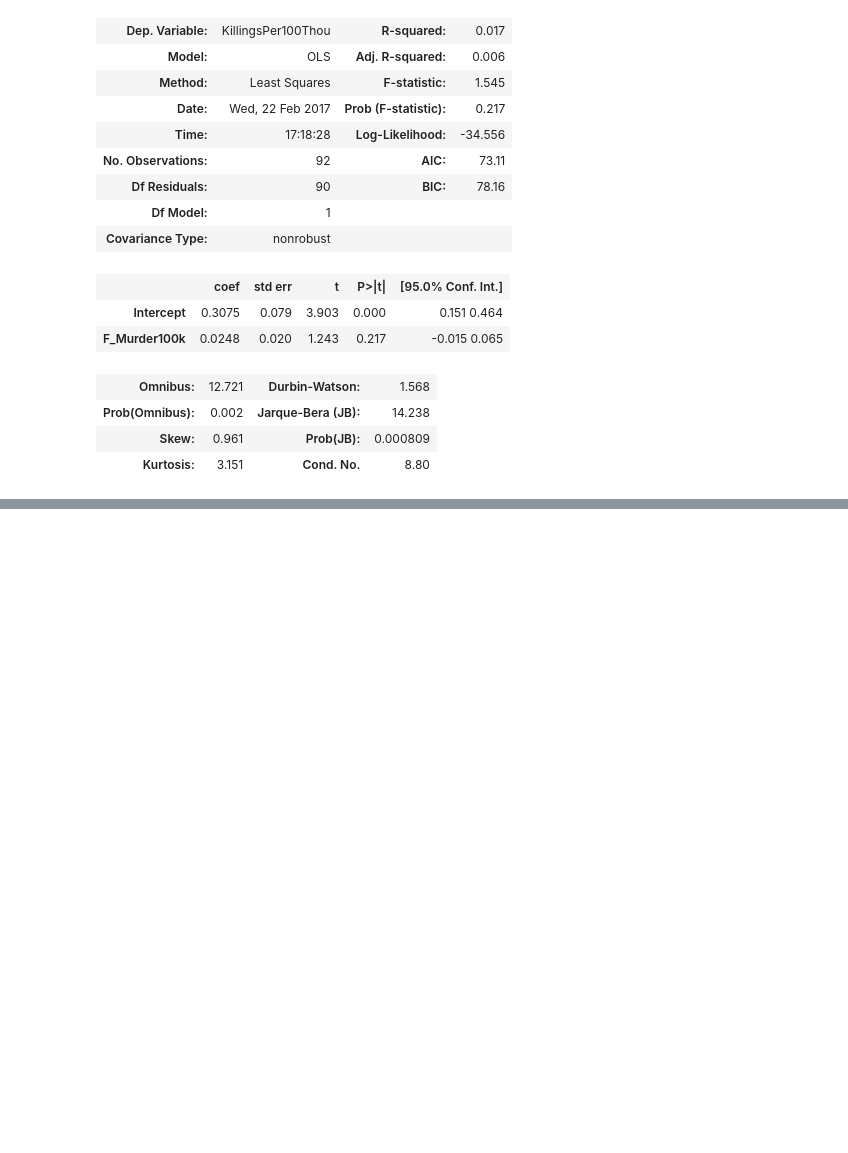
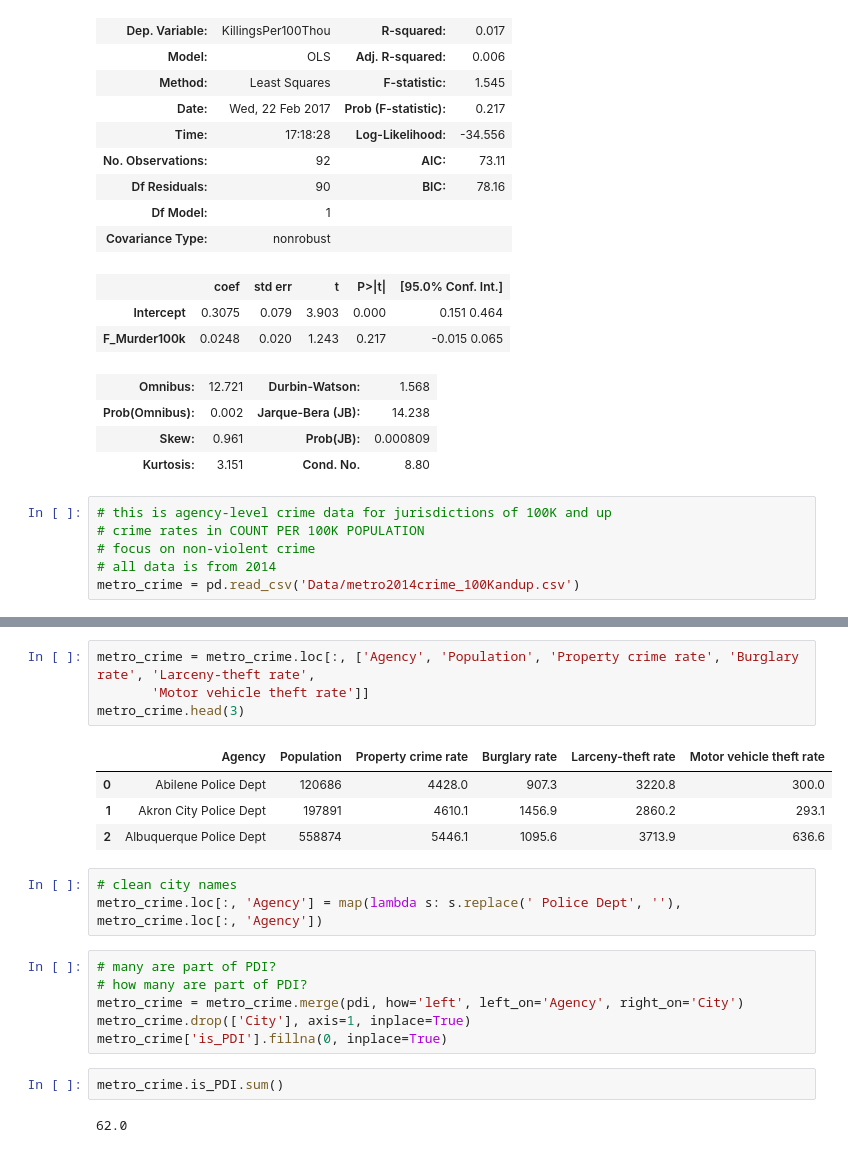
Before and after one commit to jvani/SocialImpactProject, a Jupyter notebook: PoliceDataInitiative.ipynb, the cells around one changed output, grey strips where cells are left out. Saved outputs shown, nothing was run; the diff lists cells and outputs as text; blank space fills up the shorter version.

```diff
--- a/PoliceDataInitiative.ipynb
+++ b/PoliceDataInitiative.ipynb
@@ -215,3 +215,9 @@ OLS Regression Results
 | Prob(Omnibus): | 0.002 | Jarque-Bera (JB): | 14.238 |
 | Skew: | 0.961 | Prob(JB): | 0.000809 |
 | Kurtosis: | 3.151 | Cond. No. | 8.80 |
+# %%
+# this is agency-level crime data for jurisdictions of 100K and up
+# crime rates in COUNT PER 100K POPULATION
+# focus on non-violent crime
+# all data is from 2014
+metro_crime = pd.read_csv('Data/metro2014crime_100Kandup.csv')
@@ -217,0 +237,22 @@ OLS Regression Results
+# %%
+metro_crime = metro_crime.loc[:, ['Agency', 'Population', 'Property crime rate', 'Burglary rate', 'Larceny-theft rate',
+       'Motor vehicle theft rate']]
+metro_crime.head(3)
+# %% [output]
+|  | Agency | Population | Property crime rate | Burglary rate | Larceny-theft rate | Motor vehicle theft rate |
+| 0 | Abilene Police Dept | 120686 | 4428.0 | 907.3 | 3220.8 | 300.0 |
+| 1 | Akron City Police Dept | 197891 | 4610.1 | 1456.9 | 2860.2 | 293.1 |
+| 2 | Albuquerque Police Dept | 558874 | 5446.1 | 1095.6 | 3713.9 | 636.6 |
+# %%
+# clean city names
+metro_crime.loc[:, 'Agency'] = map(lambda s: s.replace(' Police Dept', ''), metro_crime.loc[:, 'Agency'])
+# %%
+# many are part of PDI?
+# how many are part of PDI?
+metro_crime = metro_crime.merge(pdi, how='left', left_on='Agency', right_on='City')
+metro_crime.drop(['City'], axis=1, inplace=True)
+metro_crime['is_PDI'].fillna(0, inplace=True)
+# %%
+metro_crime.is_PDI.sum()
+# %% [output]
+62.0
```
Also changed, not shown: parts of 5 cells of this notebook.
